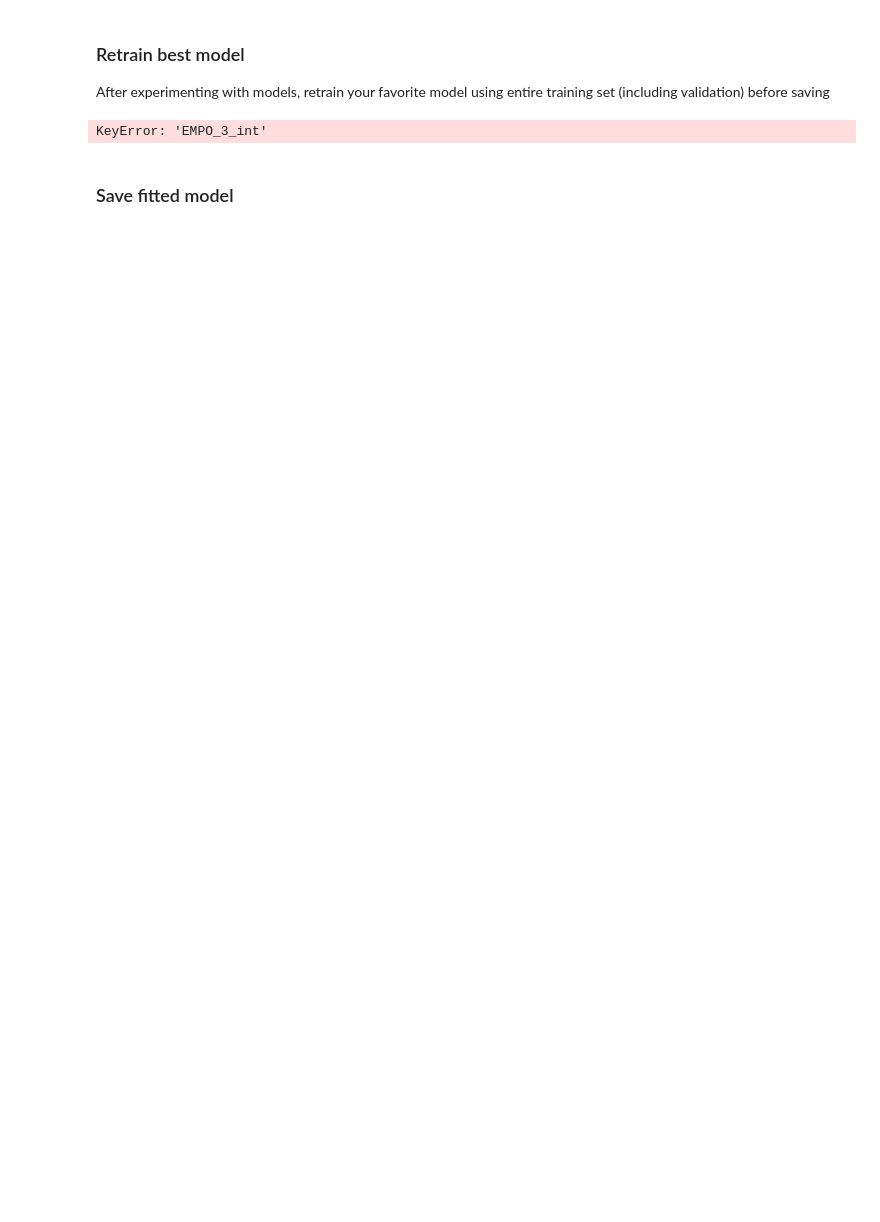
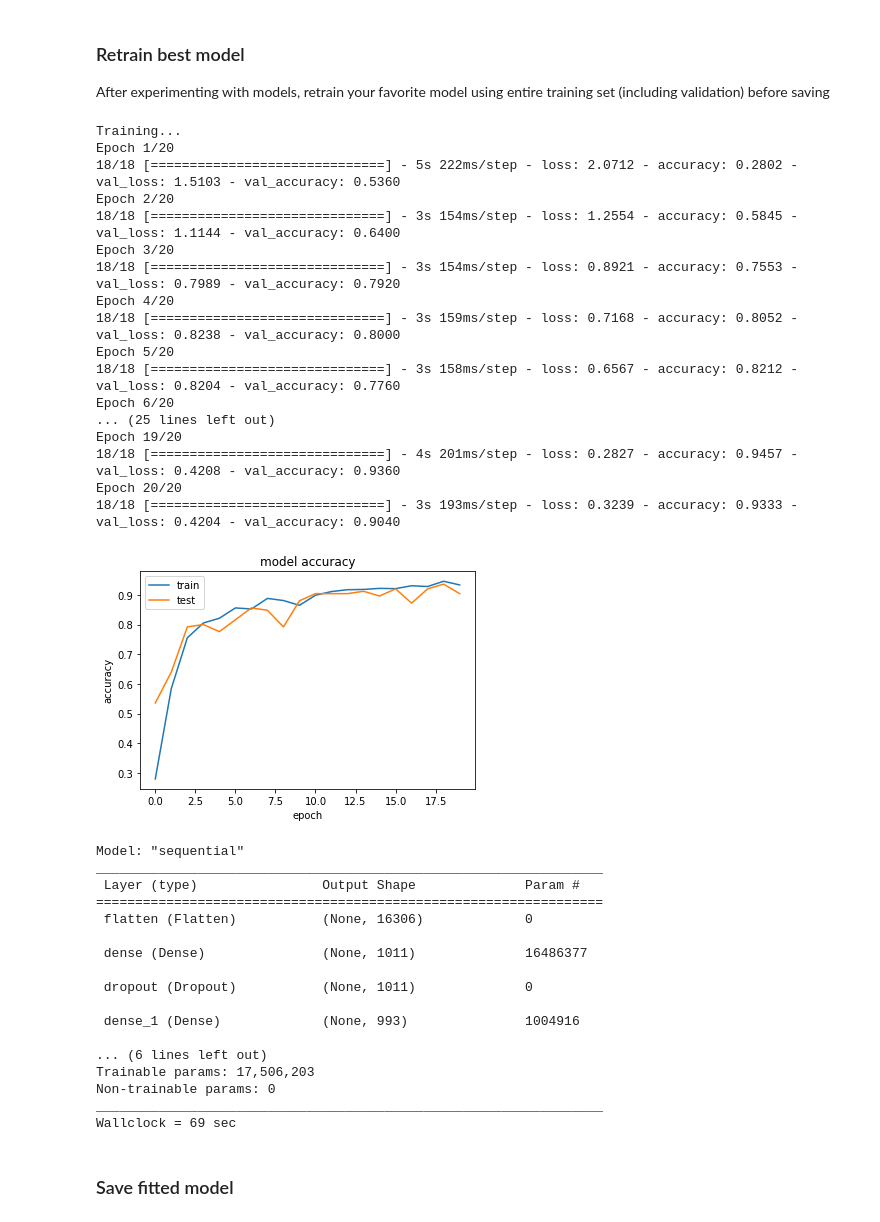
Before and after one commit to hlu17/Protein-Environment-Classification, a Jupyter notebook: modeling/neural_network.ipynb, the cells around one changed output. Cells and saved outputs as stored; diff of their text form; code cells hidden in the pictures; blank space fills up the shorter version.

```diff
--- a/modeling/neural_network.ipynb
+++ b/modeling/neural_network.ipynb
@@ -59,6 +71,31 @@ y_train.head()
 # %% [markdown]
 ### Data manipulation
 Validation splits, dimensionality reduction, etc
+# %%
+# convert string labels to numeric
+labels3 = [
+    'Aerosol (non-saline)',
+    'Animal corpus',
+    'Animal proximal gut',
+    'Hypersaline (saline)',
+    'Plant corpus',
+    'Plant rhizosphere',
+    'Plant surface',
+    'Sediment (non-saline)',
+    'Sediment (saline)',
+    'Soil (non-saline)',
+    'Subsurface (non-saline)',
+    'Surface (non-saline)',
+    'Surface (saline)',
+    'Water (non-saline)',
+    'Water (saline)'
+]
+labels3_map = {}
+for i in range(0,len(labels3)):
+    label = labels3[i]
+    labels3_map[label] = i
+
+y_train['EMPO_3_int'] = y_train['EMPO_3'].map(labels3_map)
 # %%
 # Split into train/validation if not CV
 X_tr, X_val, Y_tr, Y_val = train_test_split(x_train, y_train, test_size=0.2) #, random_state=1)
@@ -224,21 +385,58 @@ After experimenting with models, retrain your favorite model using entire traini
 # %%
 import time
 
 start_time = time.time()
 
-nn3 = train_model(x_train, y_train['EMPO_3_int'], 15,
-    hidden_layer_sizes=[256, 256],
-    dropout=0.2,
+final_nn = train_model(x_train, y_train['EMPO_3_int'], 15,
+    hidden_layer_sizes=[1011, 993],
+    kernel_regularizer=2.08e-07,
+    bias_regularizer=8.18e-05,
+    activity_regularizer=3.39e-06,
+    dropout=0.009,
     optimizer='Adam',
-    learning_rate=0.01,
-    batch_size=128,
-    num_epochs=100)
+    learning_rate=0.0036,
+    batch_size=64,
+    num_epochs=20)
 
 end_time = time.time()
 wallclock = int(end_time - start_time)
 print(f"Wallclock = {wallclock} sec")
 # %% [output]
-KeyError: 'EMPO_3_int'
+Training...
+Epoch 1/20
+18/18 [==============================] - 5s 222ms/step - loss: 2.0712 - accuracy: 0.2802 - val_loss: 1.5103 - val_accuracy: 0.5360
+Epoch 2/20
+18/18 [==============================] - 3s 154ms/step - loss: 1.2554 - accuracy: 0.5845 - val_loss: 1.1144 - val_accuracy: 0.6400
+Epoch 3/20
+18/18 [==============================] - 3s 154ms/step - loss: 0.8921 - accuracy: 0.7553 - val_loss: 0.7989 - val_accuracy: 0.7920
+Epoch 4/20
+18/18 [==============================] - 3s 159ms/step - loss: 0.7168 - accuracy: 0.8052 - val_loss: 0.8238 - val_accuracy: 0.8000
+Epoch 5/20
+18/18 [==============================] - 3s 158ms/step - loss: 0.6567 - accuracy: 0.8212 - val_loss: 0.8204 - val_accuracy: 0.7760
+Epoch 6/20
+... (25 lines left out)
+Epoch 19/20
+18/18 [==============================] - 4s 201ms/step - loss: 0.2827 - accuracy: 0.9457 - val_loss: 0.4208 - val_accuracy: 0.9360
+Epoch 20/20
+18/18 [==============================] - 3s 193ms/step - loss: 0.3239 - accuracy: 0.9333 - val_loss: 0.4204 - val_accuracy: 0.9040
+[figure, added]
+Model: "sequential"
+_________________________________________________________________
+ Layer (type)                Output Shape              Param #
+=================================================================
+ flatten (Flatten)           (None, 16306)             0
+
+ dense (Dense)               (None, 1011)              16486377
+
+ dropout (Dropout)           (None, 1011)              0
+
+ dense_1 (Dense)             (None, 993)               1004916
+
+... (6 lines left out)
+Trainable params: 17,506,203
+Non-trainable params: 0
+_________________________________________________________________
+Wallclock = 69 sec
 # %% [markdown]
 ### Save fitted model
 # %%
```
Also changed, not shown: parts of 9 cells of this notebook, 2 other files.
